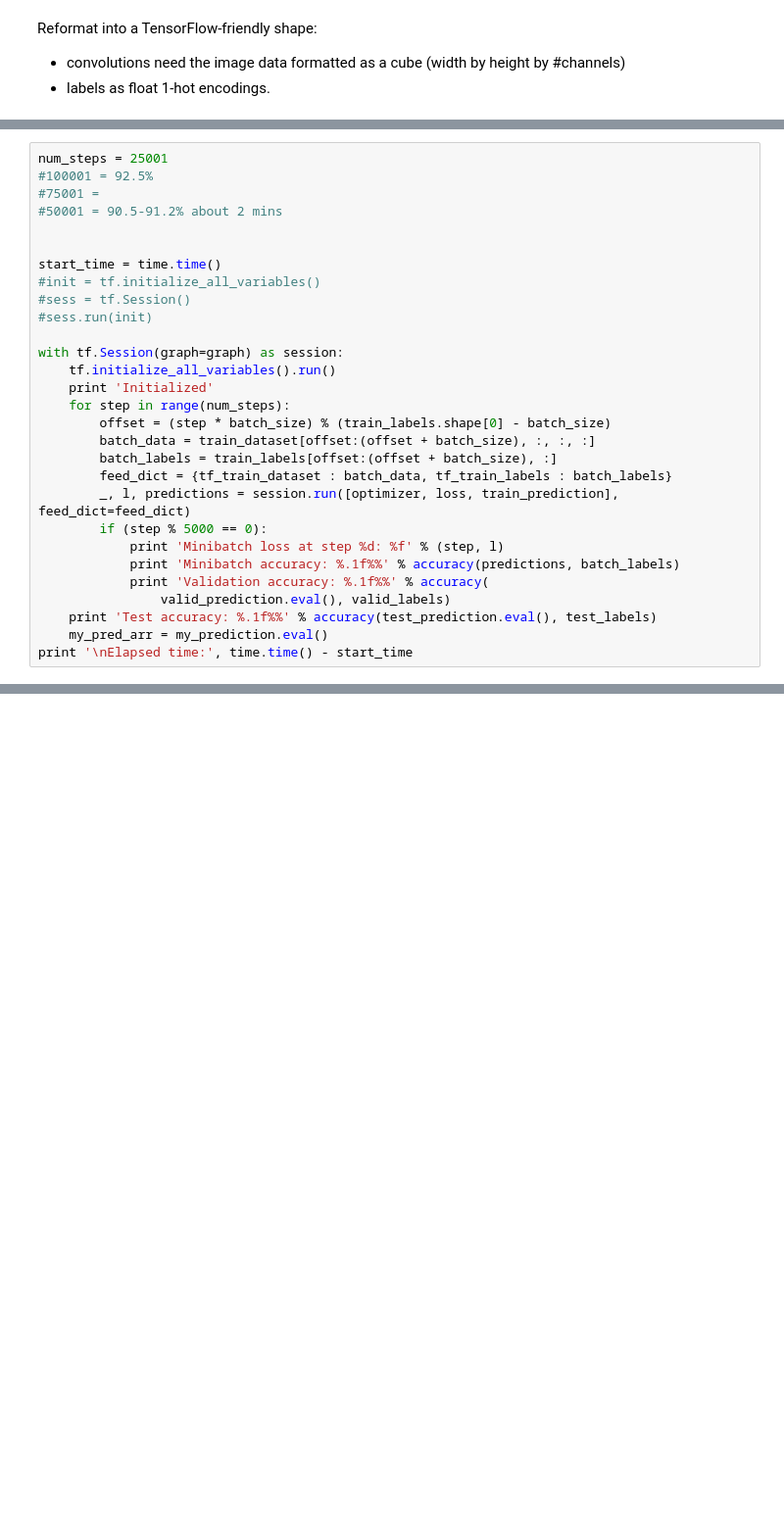
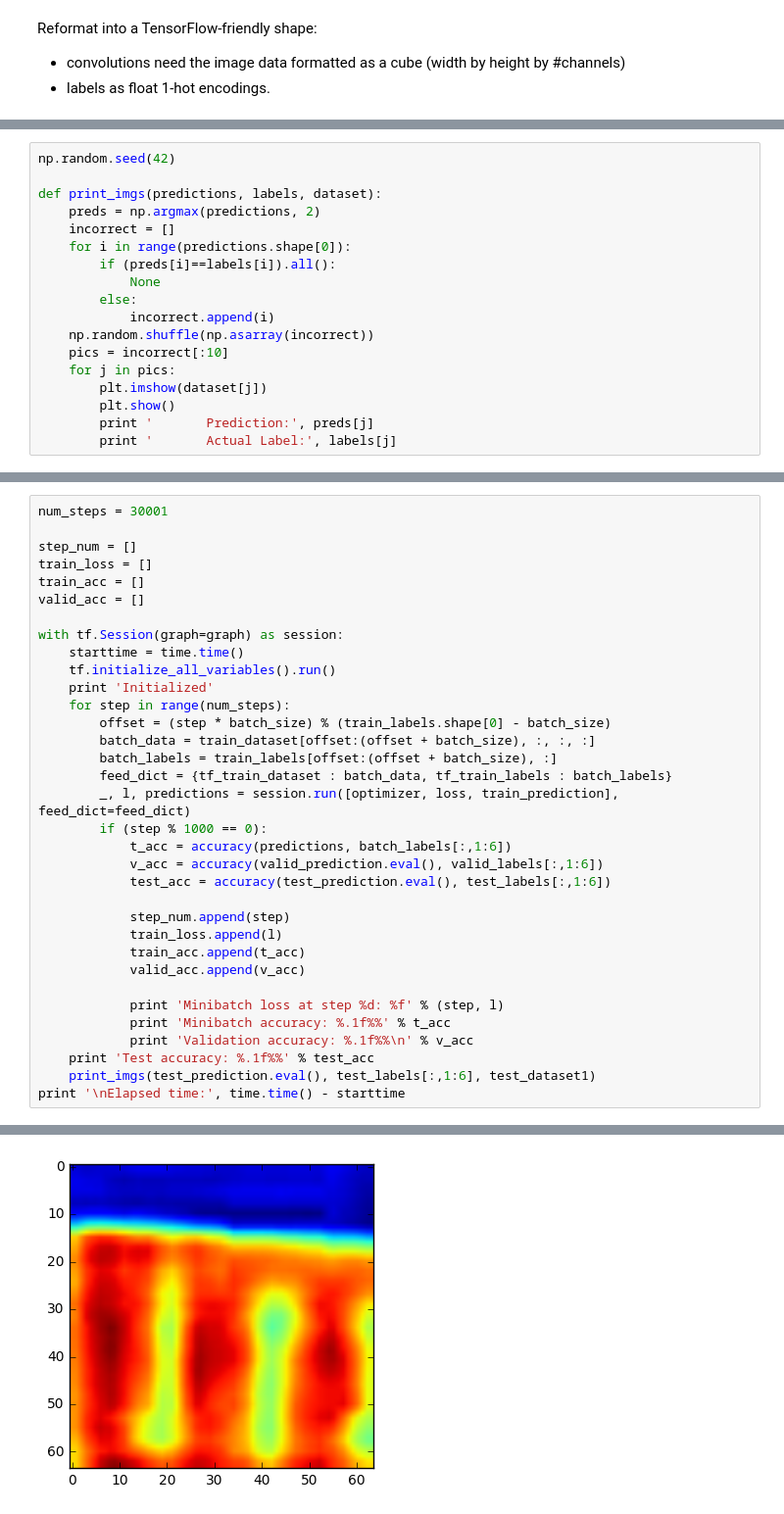
Before and after one commit to kdeneweth3/SVHN_Deep_NN, a Jupyter notebook: number_ocr.ipynb, the cells around one changed output, grey strips where cells are left out. Shown at 98% size. Cells and saved outputs as stored; diff of their text form; blank space fills up the shorter version.

```diff
--- a/number_ocr.ipynb
+++ b/number_ocr.ipynb
@@ -154,0 +68,18 @@ with graph.as_default():
+# %%
+np.random.seed(42)
+
+def print_imgs(predictions, labels, dataset):
+    preds = np.argmax(predictions, 2)
+    incorrect = []
+    for i in range(predictions.shape[0]):
+        if (preds[i]==labels[i]).all():
+            None
+        else:
+            incorrect.append(i)
+    np.random.shuffle(np.asarray(incorrect))
+    pics = incorrect[:10]
+    for j in pics:
+        plt.imshow(dataset[j])
+        plt.show()
+        print '       Prediction:', preds[j]
+        print '       Actual Label:', labels[j]
@@ -155,16 +232,13 @@ with graph.as_default():
 # %%
-num_steps = 25001
-#100001 = 92.5%
-#75001 =
-#50001 = 90.5-91.2% about 2 mins
+num_steps = 30001
 
-
-start_time = time.time()
-#init = tf.initialize_all_variables()
-#sess = tf.Session()
-#sess.run(init)
+step_num = []
+train_loss = []
+train_acc = []
+valid_acc = []
 
 with tf.Session(graph=graph) as session:
+    starttime = time.time()
     tf.initialize_all_variables().run()
     print 'Initialized'
     for step in range(num_steps):
@@ -173,13 +247,21 @@ with tf.Session(graph=graph) as session:
         batch_labels = train_labels[offset:(offset + batch_size), :]
         feed_dict = {tf_train_dataset : batch_data, tf_train_labels : batch_labels}
         _, l, predictions = session.run([optimizer, loss, train_prediction], feed_dict=feed_dict)
-        if (step % 5000 == 0):
+        if (step % 1000 == 0):
+            t_acc = accuracy(predictions, batch_labels[:,1:6])
+            v_acc = accuracy(valid_prediction.eval(), valid_labels[:,1:6])
+            test_acc = accuracy(test_prediction.eval(), test_labels[:,1:6])
+
+            step_num.append(step)
+            train_loss.append(l)
+            train_acc.append(t_acc)
+            valid_acc.append(v_acc)
+
             print 'Minibatch loss at step %d: %f' % (step, l)
-            print 'Minibatch accuracy: %.1f%%' % accuracy(predictions, batch_labels)
-            print 'Validation accuracy: %.1f%%' % accuracy(
-                valid_prediction.eval(), valid_labels)
-    print 'Test accuracy: %.1f%%' % accuracy(test_prediction.eval(), test_labels)
-    my_pred_arr = my_prediction.eval()
-print '\nElapsed time:', time.time() - start_time
+            print 'Minibatch accuracy: %.1f%%' % t_acc
+            print 'Validation accuracy: %.1f%%\n' % v_acc
+    print 'Test accuracy: %.1f%%' % test_acc
+    print_imgs(test_prediction.eval(), test_labels[:,1:6], test_dataset1)
+print '\nElapsed time:', time.time() - starttime
 # %% [output]
 Initialized
@@ -201,0 +284 @@ Elapsed time: 104.621119976
+[figure, added]
```
Also changed, not shown: parts of 15 cells of this notebook, 1 other file.
